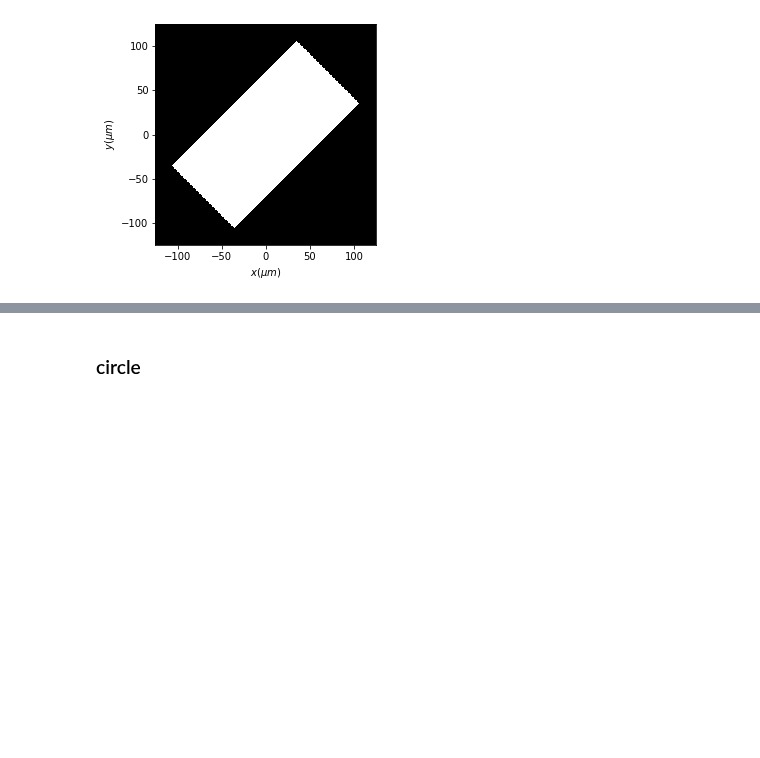
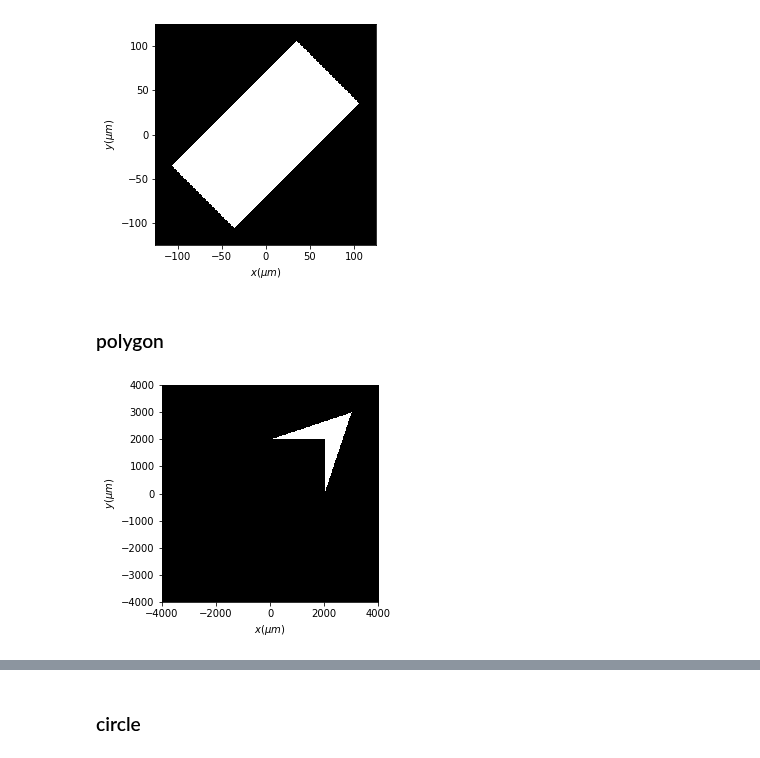
Before and after one commit to aocg-ucm/diffractio, a Jupyter notebook: docs/source/tutorial/scalar_XY/masks_xy.ipynb, the cells around one changed output, grey strips where cells are left out. Drawn from its saved outputs; the diff is of its cells as text; code cells hidden in the pictures; blank space fills up the shorter version.

Commit message:
Scalar_Mask_XY: new polygon, regular_polygon, star

```diff
--- a/docs/source/tutorial/scalar_XY/masks_xy.ipynb
+++ b/docs/source/tutorial/scalar_XY/masks_xy.ipynb
@@ -154,3 +154,19 @@ t1.square(r0=(0 * um, 0 * um), size=(200 * um, 100 * um), angle=45 * degrees)
 t1.draw(kind='intensity')
 # %% [output]
 [figure]
+# %% [markdown]
+### polygon
+# %%
+x0 = np.linspace(-4 * mm, 4 * mm, 512)
+y0 = np.linspace(-4 * mm, 4 * mm, 512)
+wavelength = 0.6328 * um
+
+vertices = np.array([(2 * mm, 2 * mm), (2 * mm, 0 * mm), (3 * mm, 3 * mm),
+                     (0 * mm, 2 * mm)])
+
+t = Scalar_mask_XY(x0, y0, wavelength)
+
+t.polygon(vertices)
+t.draw()
+# %% [output]
+[figure, added]
```
Also changed, not shown: parts of 4 cells of this notebook, 1 other file.
